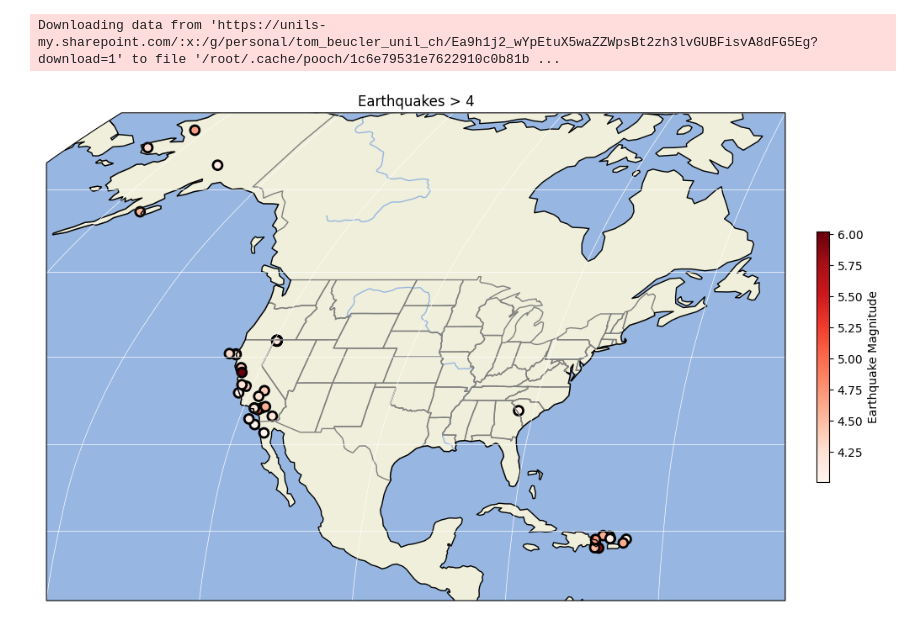
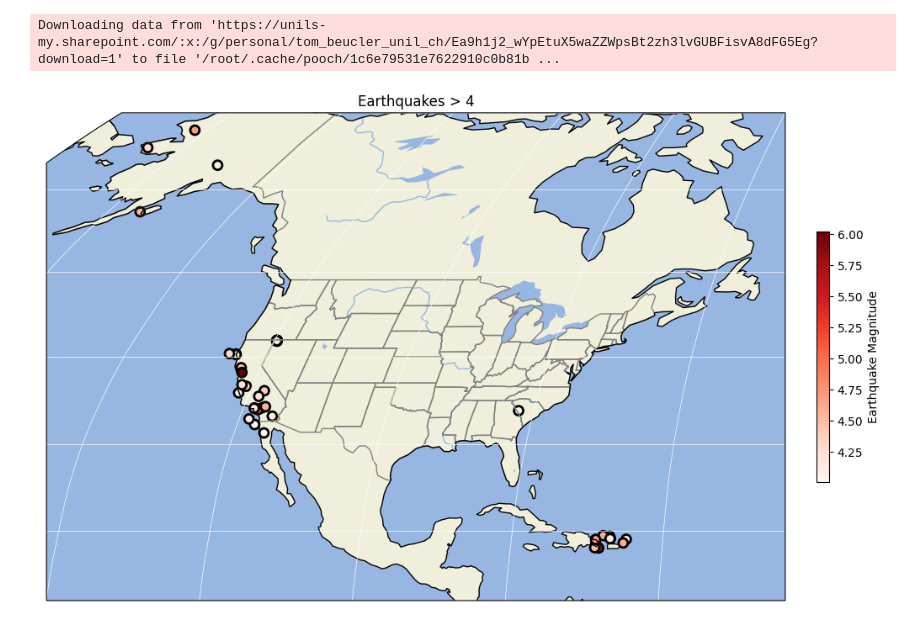
Before and after one commit to Celestin02/2024_Intro_Python, a Jupyter notebook: W2_S2.ipynb, the cells around one changed output. Drawn from its saved outputs; the diff is of its cells as text; code cells hidden in the pictures.

```diff
--- a/W2_S2.ipynb
+++ b/W2_S2.ipynb
@@ -259,28 +259,29 @@ usgs_2014_large = usgs_2014_nonan[usgs_2014_nonan['mag']>4]
 # %%
 fig,ax = plt.subplots(1,1,figsize=(12, 12),subplot_kw={'projection': ccrs.Robinson()})
 # The rest doesn't change:
 ax.set_extent([-140, -60, 12,70], ccrs.PlateCarree())
 
 ######################################################################################################################################################
 # Add Land, Ocean, Rivers, and State Lines
 # Hint: Land linewidth = 3; States: edgecolor='gray',linewidth=1.25; lakes/ocean/rivers: no change
 # Hint: https://matplotlib.org/stable/gallery/color/named_colors.html for the names of the colors available
 ######################################################################################################################################################
 ax.add_feature(cartopy.feature.LAND)
 ax.add_feature(cartopy.feature.OCEAN)
 ax.add_feature(cartopy.feature.RIVERS)
+ax.add_feature(cartopy.feature.LAKES)
 ax.add_feature(cartopy.feature.STATES, edgecolor='gray',linewidths=1)
 ax.add_feature(cartopy.feature.COASTLINE,edgecolor='black',linewidth=1)
 ax.gridlines(lw=0.5,color='white')
 
 ######################################################################################################################################################
 # Add Scatter points for earthquake data
 # Hint: usgs_2014_large['longitude'] to access logitude data, usgs_2014_large['latitude'] to access latitude data, usgs_2014_large['mag'] to access Earthquake magnitudes
 # Hint: https://matplotlib.org/stable/gallery/color/named_colors.html for the names of the colors available
 ######################################################################################################################################################
 cmap = ax.scatter(usgs_2014_large['longitude'],usgs_2014_large['latitude'],s=62,c=usgs_2014_large['mag'],marker='o',cmap='Reds',edgecolors='black',linewidths=2,transform=ccrs.PlateCarree())
 plt.colorbar(cmap,ax=ax,fraction=0.016, pad=0.04,label='Earthquake Magnitude')
 ax.set_title('Earthquakes > 4')
 plt.show()
 # %% [output]
-[figure, old version]
+[figure, new version]
```
